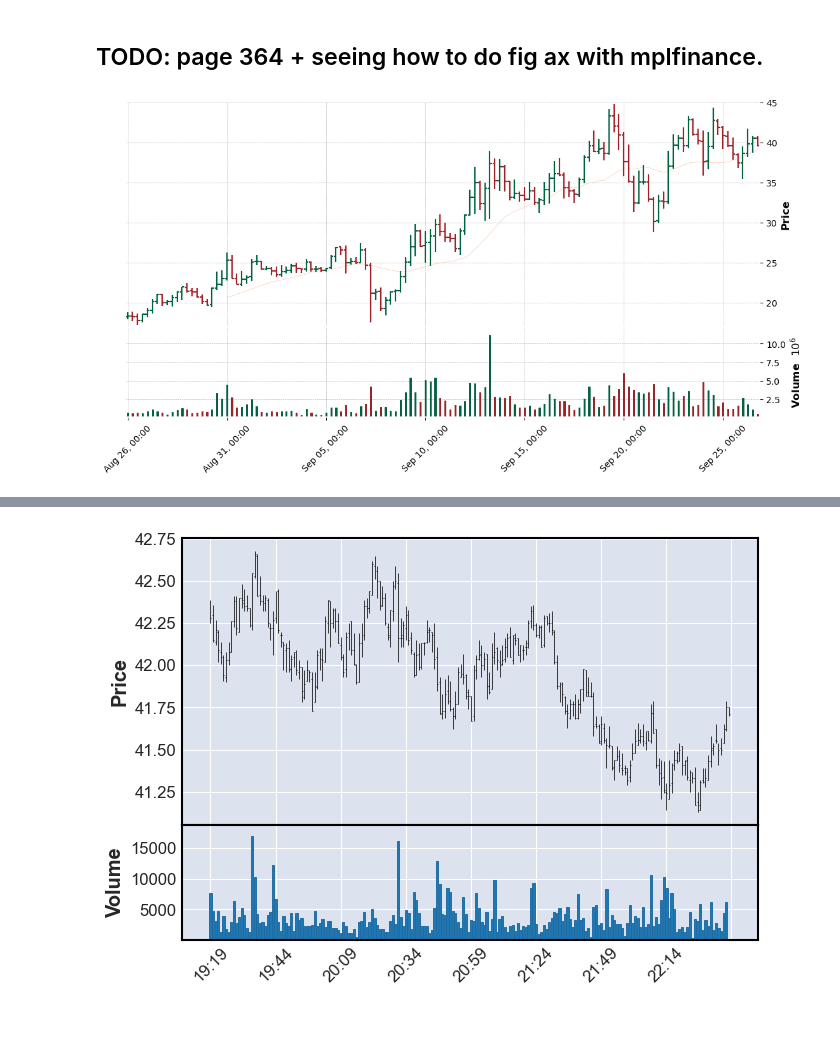
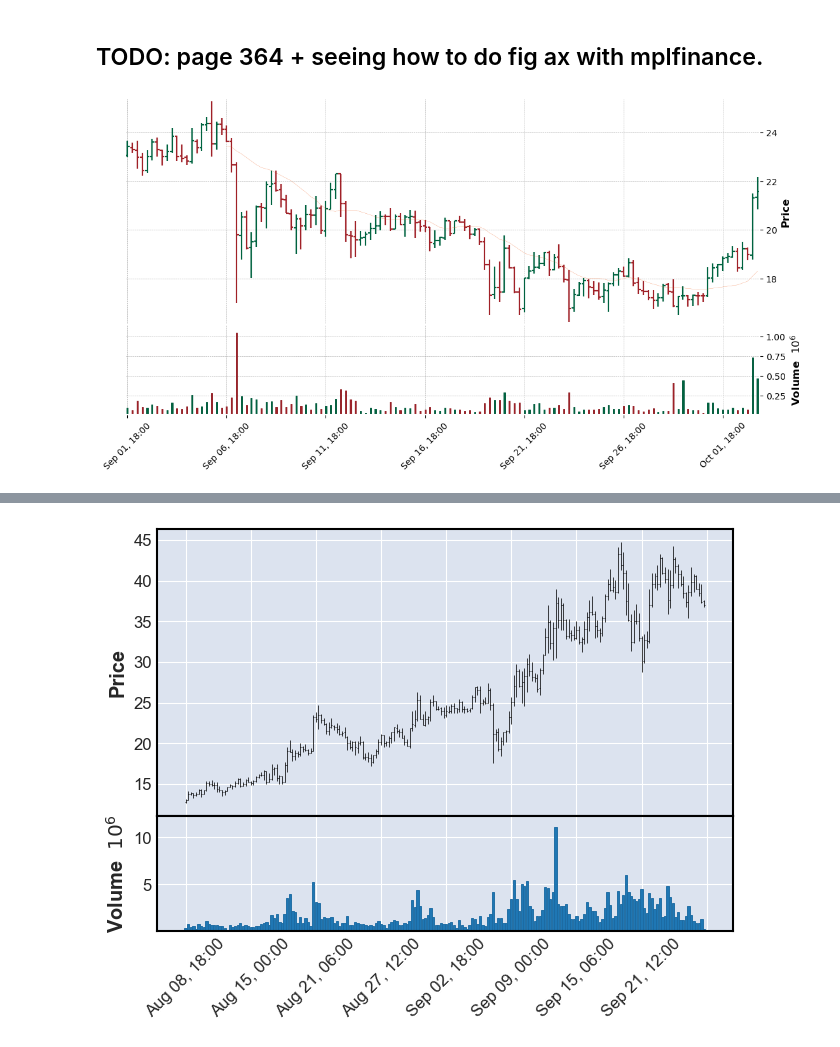
Before and after one commit to sunnymnie/chart-visualizer, a Jupyter notebook: testing.ipynb, the cells around one changed output, grey strips where cells are left out. Cells and saved outputs as stored; diff of their text form; code cells hidden in the pictures.

```diff
--- a/testing.ipynb
+++ b/testing.ipynb
@@ -31,6 +13,6 @@ data
 import time
 # %%
 start = time.time()
-data = dl.get_minutely_data("ATOMUSDT", past=False)
+data = dl.get_minutely_data("HNTUSDT", past=False)
 time.time()-start
 # %% [output]
@@ -38,6 +20,7 @@ time.time()-start
 # %%
 from datetime import datetime
 # %%
+data = data[-140000:]
 data["timestamp"] = list(map(lambda x: datetime.fromtimestamp(x / 1e3), data.timestamp))
 # %%
 data.set_index("timestamp", inplace=True)
@@ -78,6 +27,7 @@ data
 # %%
-df = pd.DataFrame(data["open"].resample('6H').first(), columns=["open"])
-df["high"] = data["high"].resample('6H').max()
-df["low"] = data["low"].resample('6H').min()
-df["close"] = data["close"].resample('6H').last()
-df["volume"] = data["volume"].resample('6H').sum()
+h = "6H"
+df = pd.DataFrame(data["open"].resample(h).first(), columns=["open"])
+df["high"] = data["high"].resample(h).max()
+df["low"] = data["low"].resample(h).min()
+df["close"] = data["close"].resample(h).last()
+df["volume"] = data["volume"].resample(h).sum()
@@ -111,7 +51,7 @@ mpf.plot(df[-128:], figratio=(12, 6),
          tight_layout=True, style=s,
          scale_width_adjustment=dict(volume=0.3,ohlc=1.3, lines=0.2, ohlc_linewidth=3))
 # %% [output]
-[figure, old version]
+[figure, new version]
 # %%
 mpf.available_styles()
 # %% [output]
@@ -130,6 +70,6 @@ mpf.available_styles()
  'starsandstripes',
  'yahoo']
 # %%
-mpf.plot(data[-200:], volume=True)
+mpf.plot(df[-200:], volume=True)
 # %% [output]
-[figure, old version]
+[figure, new version]
```
Also changed, not shown: parts of 7 cells of this notebook, 4 other files.
